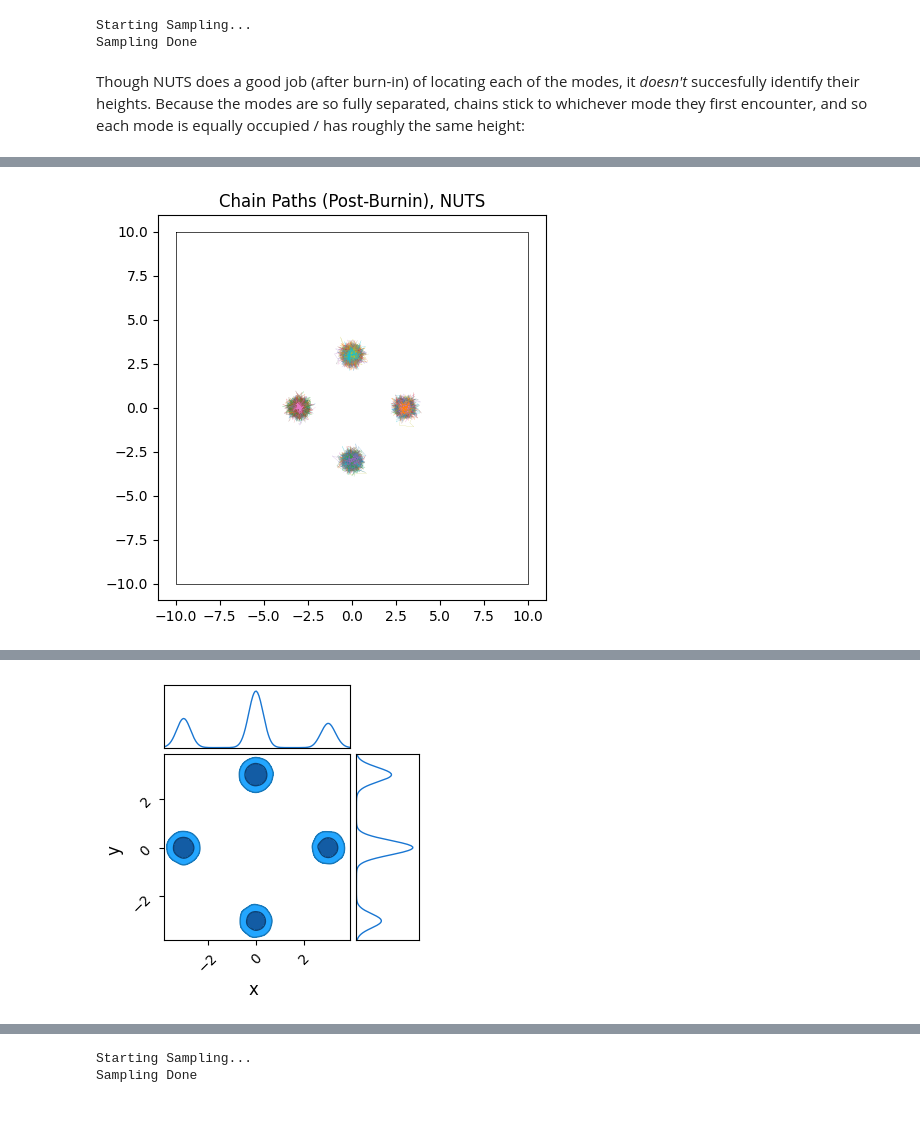
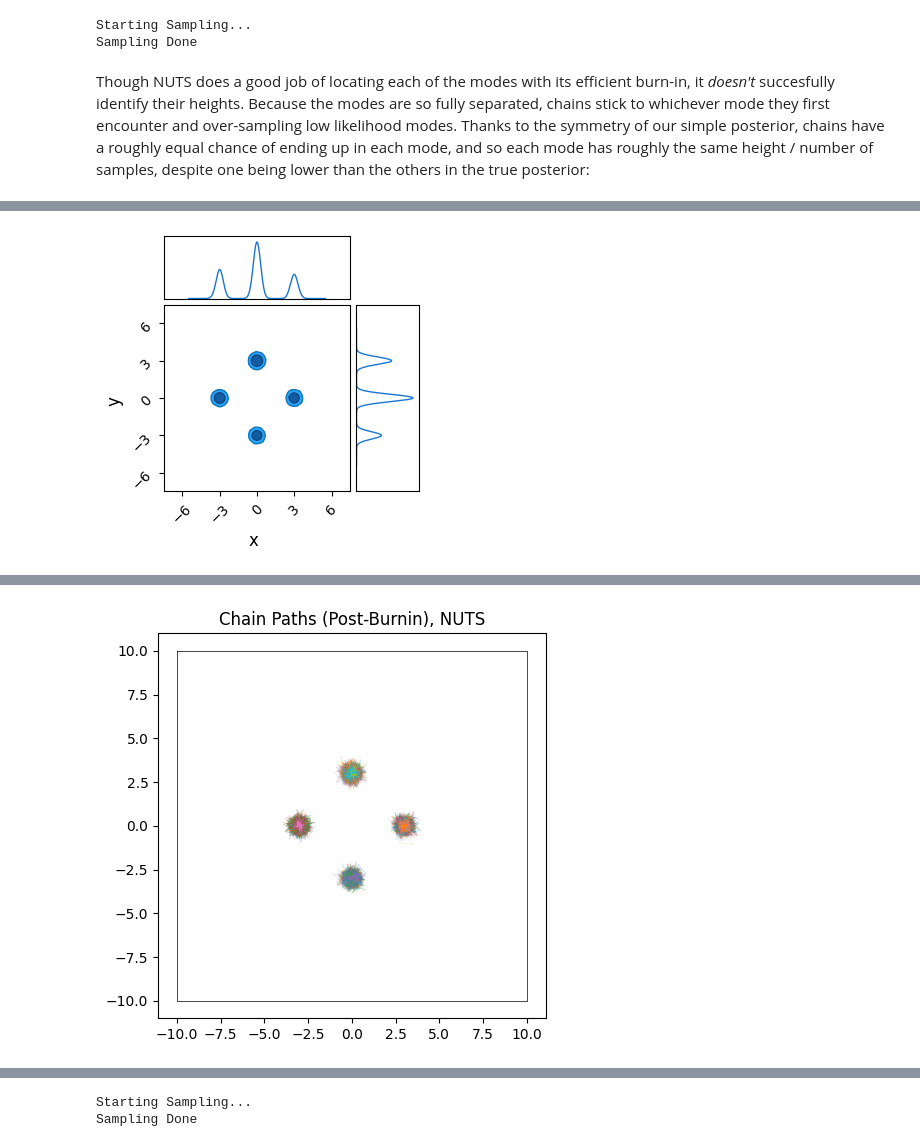
Before and after one commit to HughMcDougall/HughMcDougall.github.io, a Jupyter notebook: blog/02_numpyro/03_mcmcsamplers/_multimodal.ipynb, the cells around one changed output, grey strips where cells are left out. Drawn from its saved outputs; the diff is of its cells as text; code cells hidden in the pictures; blank space fills up the shorter version.

```diff
--- a/blog/02_numpyro/03_mcmcsamplers/_multimodal.ipynb
+++ b/blog/02_numpyro/03_mcmcsamplers/_multimodal.ipynb
@@ -107,10 +130,20 @@ output_HMC=sampler.get_samples()
 Starting Sampling...
 Sampling Done
 # %% [markdown]
-Though NUTS does a good job (after burn-in) of locating each of the modes, it <i>doesn't</i> succesfully identify their heights. Because the modes are so fully separated, chains stick to whichever mode they first encounter, and so each mode is equally occupied / has roughly the same height:
+Though NUTS does a good job of locating each of the modes with its efficient burn-in, it <i>doesn't</i> succesfully identify their heights. Because the modes are so fully separated, chains stick to whichever mode they first encounter and over-sampling low likelihood modes. Thanks to the symmetry of our simple posterior, chains have a roughly equal chance of ending up in each mode, and so each mode has roughly the same height / number of samples, despite one being lower than the others in the true posterior:
 # %%
-c = ChainConsumer()
-def do_plot(results, name, do_paths = True, do_contour = True):
+# Save this as a function for repeating later
+def do_plot(results, name, do_paths = True, do_contour = True, color = 'blue', scale = 0.75):
+
+    c = ChainConsumer()
+    #--------------------
+    # Chain Consumer plot
+    if do_contour:
+        if name in [chain.name for chain in c.chains]: c.remove_chain(name)
+        c.add_chain([results['x'], results['y']], parameters=['x','y'], name=name, shade_alpha = 1.0, color = color)
+        c.plotter.plot(chains=[name], extents = {'x': [xmin * scale, xmax * scale], 'y': [ymin * scale , ymax * scale]})
+
+        plt.show()
 
     #--------------------
     if do_paths:
@@ -121,21 +154,14 @@ def do_plot(results, name, do_paths = True, do_contour = True):
 
         plt.plot([xmin,xmax,xmax,xmin,xmin], [ymax,ymax,ymin,ymin,ymax],c='k',lw=0.5)
         plt.errorbar( [-spacing,0,0,spacing], [0,-spacing,spacing,0], xerr=width, yerr=width,c='r',fmt='none')
+        plt.xlim(xmin,xmax)
+        plt.xlim(ymin,ymax)
 
         #Plot Chains
         for i in range(nchains):
             plt.plot(results['x'][i*nsamples:(i+1)*nsamples], results['y'][i*nsamples:(i+1)*nsamples], lw=0.1)
         plt.show()
 
-    #--------------------
-    # Chain Consumer plot
-    if do_contour:
-        if name in [chain.name for chain in c.chains]: c.remove_chain(name)
-        c.add_chain([results['x'], results['y']], parameters=['x','y'], name=name, shade_alpha = 1.0)
-        c.plotter.plot(chains=[name])
-
-        plt.show()
-
 #============================
 do_plot(output_HMC, "NUTS")
 # %% [output]
@@ -142 +170 @@ do_plot(output_HMC, "NUTS")
-[figure, old version]
+[figure, new version]
@@ -145,3 +171,3 @@ WARNING:chainconsumer:Parameter y in chain NUTS is not constrained
-[figure, old version]
+[figure, new version]
 # %% [markdown]
 **Pros & cons**
```
Also changed, not shown: parts of 46 cells of this notebook, 29 other files.
